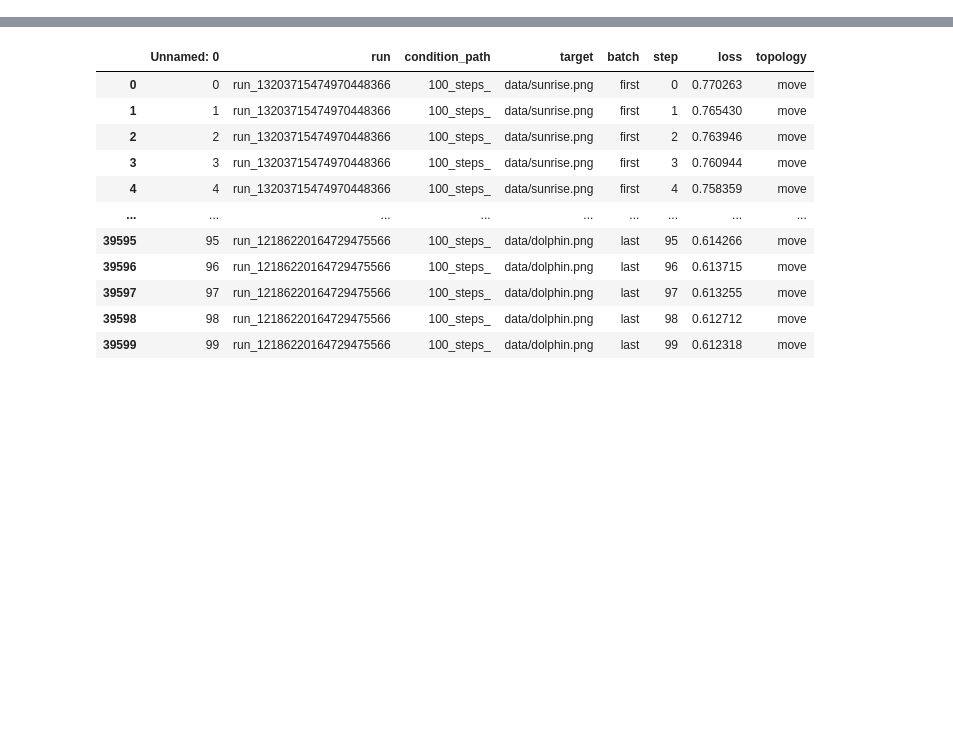
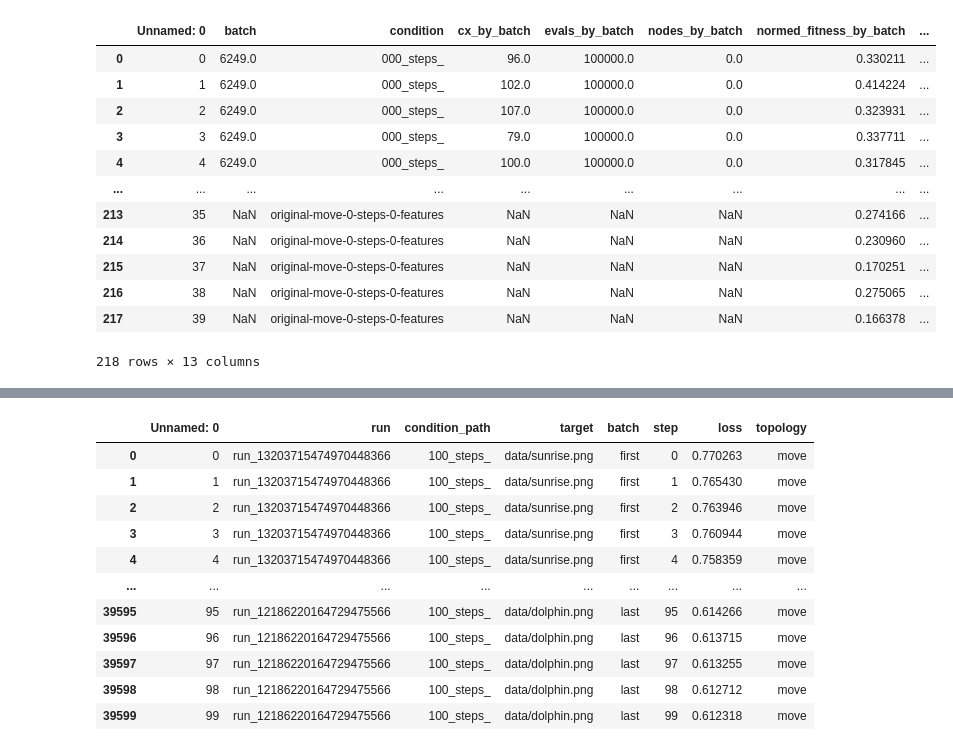
Before and after one commit to uvm-neurobotics-lab/MOVE, a Jupyter notebook: analysis/control_size.ipynb, the cells around one changed output, grey strips where cells are left out. Cells and saved outputs as stored; diff of their text form; code cells hidden in the pictures; blank space fills up the shorter version.

```diff
--- a/analysis/control_size.ipynb
+++ b/analysis/control_size.ipynb
@@ -315,3 +291,19 @@ NameError: name 'pd' is not defined
+# %%
+final_df
+# %% [output]
+|  | Unnamed: 0 | batch | condition | cx_by_batch | evals_by_batch | nodes_by_batch | normed_fitness_by_batch | ... |
+| 0 | 0 | 6249.0 | 000_steps_ | 96.0 | 100000.0 | 0.0 | 0.330211 | ... |
+| 1 | 1 | 6249.0 | 000_steps_ | 102.0 | 100000.0 | 0.0 | 0.414224 | ... |
+| 2 | 2 | 6249.0 | 000_steps_ | 107.0 | 100000.0 | 0.0 | 0.323931 | ... |
+| 3 | 3 | 6249.0 | 000_steps_ | 79.0 | 100000.0 | 0.0 | 0.337711 | ... |
+| 4 | 4 | 6249.0 | 000_steps_ | 100.0 | 100000.0 | 0.0 | 0.317845 | ... |
+| ... | ... | ... | ... | ... | ... | ... | ... | ... |
+| 213 | 35 | NaN | original-move-0-steps-0-features | NaN | NaN | NaN | 0.274166 | ... |
+| 214 | 36 | NaN | original-move-0-steps-0-features | NaN | NaN | NaN | 0.230960 | ... |
+| 215 | 37 | NaN | original-move-0-steps-0-features | NaN | NaN | NaN | 0.170251 | ... |
+| 216 | 38 | NaN | original-move-0-steps-0-features | NaN | NaN | NaN | 0.275065 | ... |
+| 217 | 39 | NaN | original-move-0-steps-0-features | NaN | NaN | NaN | 0.166378 | ... |
+218 rows × 13 columns
 # %%
 pretty_names = {
     "000_steps_": "0",
```
Also changed, not shown: parts of 17 cells of this notebook, 5 other files.
